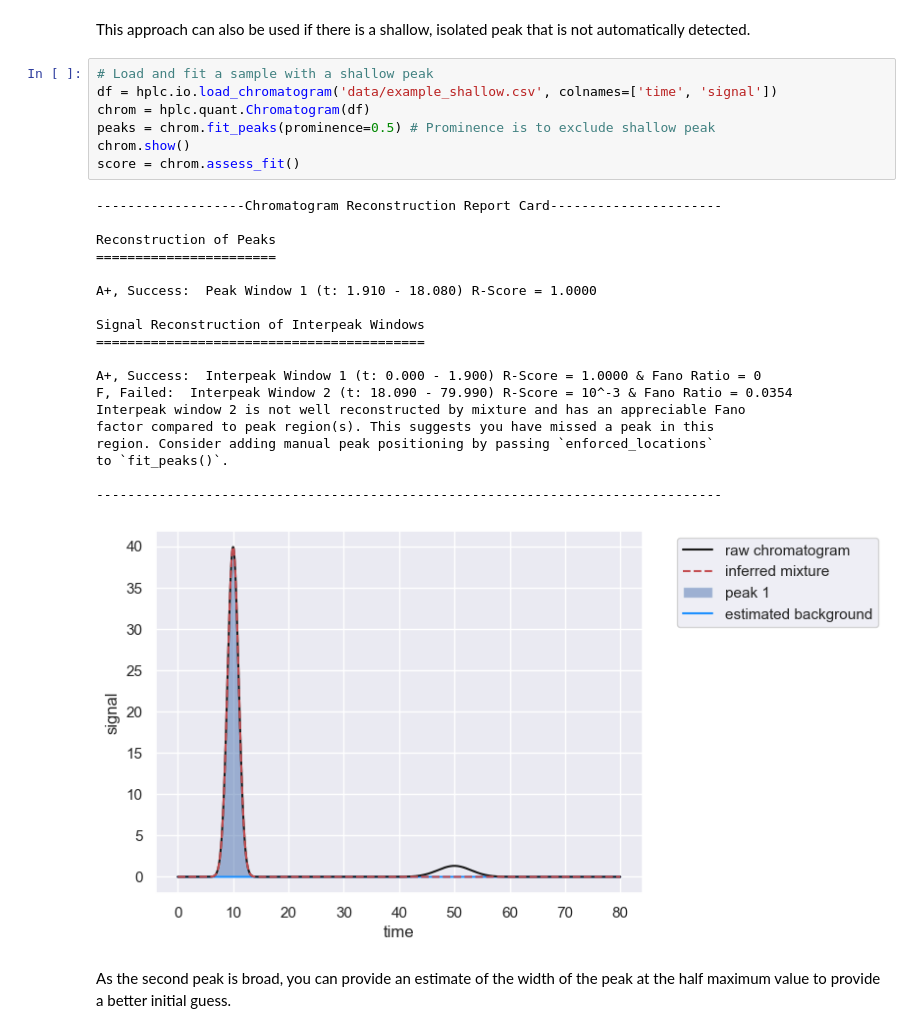
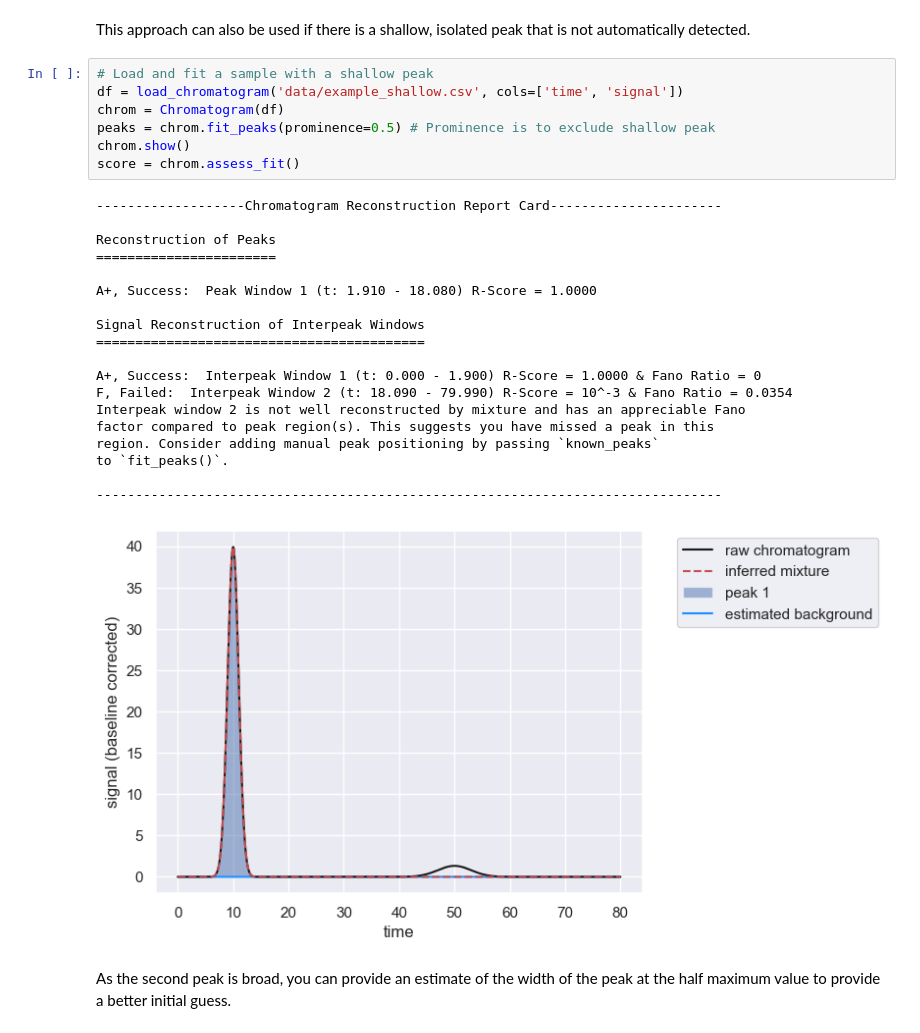
Before and after one commit to cremerlab/hplc-py, a Jupyter notebook: docs/source/tutorials/quickstart.ipynb, the cells around one changed output. Drawn from its saved outputs; the diff is of its cells as text.

```diff
--- a/docs/source/tutorials/quickstart.ipynb
+++ b/docs/source/tutorials/quickstart.ipynb
@@ -213,31 +219,31 @@ This approach can also be used if there is a shallow, isolated peak that is not
 automatically detected.
 # %%
 # Load and fit a sample with a shallow peak
-df = hplc.io.load_chromatogram('data/example_shallow.csv', colnames=['time', 'signal'])
-chrom = hplc.quant.Chromatogram(df)
+df = load_chromatogram('data/example_shallow.csv', cols=['time', 'signal'])
+chrom = Chromatogram(df)
 peaks = chrom.fit_peaks(prominence=0.5) # Prominence is to exclude shallow peak
 chrom.show()
 score = chrom.assess_fit()
 # %% [output]
 -------------------Chromatogram Reconstruction Report Card----------------------
 
 Reconstruction of Peaks
 =======================
 
 A+, Success:  Peak Window 1 (t: 1.910 - 18.080) R-Score = 1.0000
 
 Signal Reconstruction of Interpeak Windows
 ==========================================
 
 A+, Success:  Interpeak Window 1 (t: 0.000 - 1.900) R-Score = 1.0000 & Fano Ratio = 0
 F, Failed:  Interpeak Window 2 (t: 18.090 - 79.990) R-Score = 10^-3 & Fano Ratio = 0.0354
 Interpeak window 2 is not well reconstructed by mixture and has an appreciable Fano
 factor compared to peak region(s). This suggests you have missed a peak in this
-region. Consider adding manual peak positioning by passing `enforced_locations`
+region. Consider adding manual peak positioning by passing `known_peaks`
 to `fit_peaks()`.
 
 --------------------------------------------------------------------------------
-[figure, old version]
+[figure, new version]
 # %% [markdown]
 As the second peak is broad, you can provide an estimate of the width of the peak at the half maximum value
 to provide a better initial guess.
```
Also changed, not shown: parts of 19 cells of this notebook, 4 other files.
